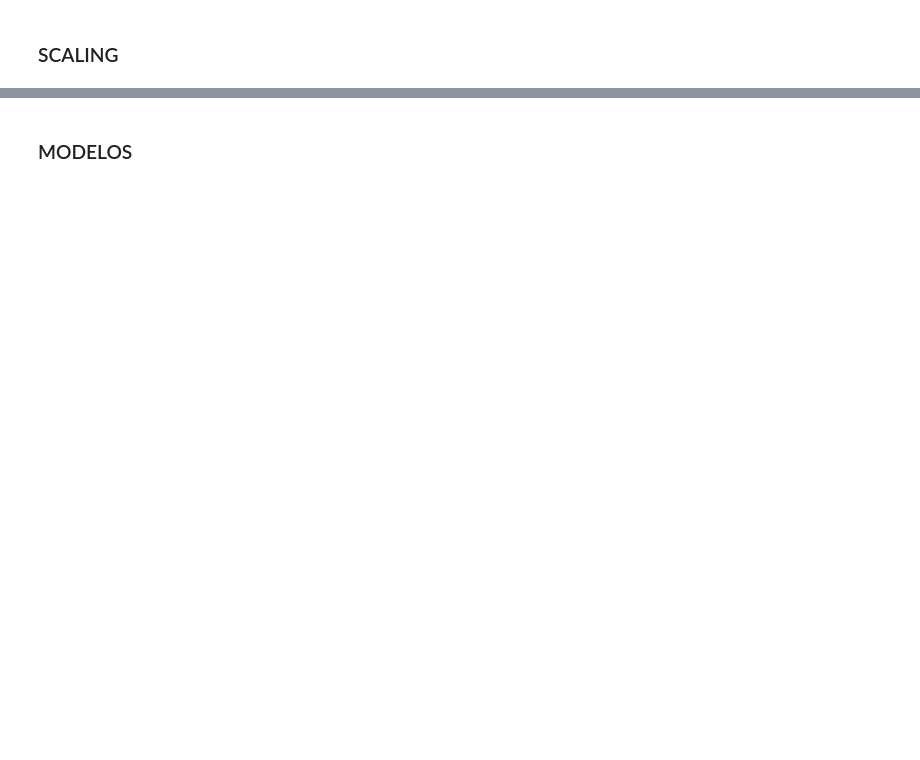
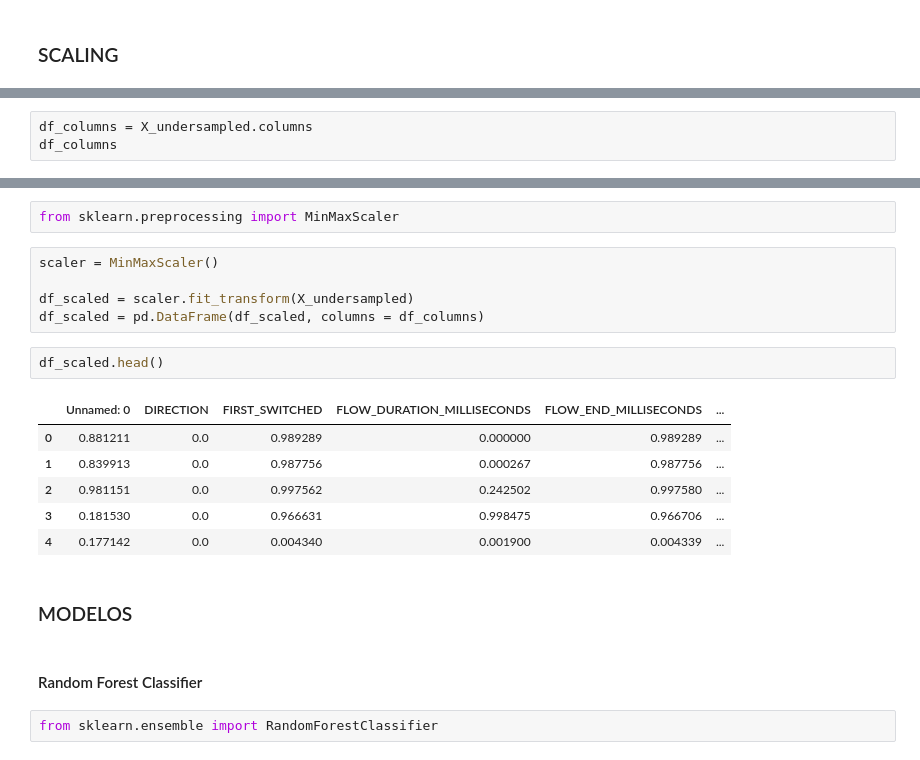
Before and after one commit to gera1013/SDS-Proyecto-1, a Jupyter notebook: analysis.ipynb, the cells around one changed output, grey strips where cells are left out. Drawn from its saved outputs; the diff is of its cells as text; blank space fills up the shorter version.

```diff
--- a/analysis.ipynb
+++ b/analysis.ipynb
@@ -180,0 +404,3 @@ len(y_undersampled)
+# %%
+df_columns = X_undersampled.columns
+df_columns
@@ -181,2 +419,22 @@ len(y_undersampled)
+# %%
+from sklearn.preprocessing import MinMaxScaler
+# %%
+scaler = MinMaxScaler()
+
+df_scaled = scaler.fit_transform(X_undersampled)
+df_scaled = pd.DataFrame(df_scaled, columns = df_columns)
+# %%
+df_scaled.head()
+# %% [output]
+|  | Unnamed: 0 | DIRECTION | FIRST_SWITCHED | FLOW_DURATION_MILLISECONDS | FLOW_END_MILLISECONDS | ... |
+| 0 | 0.881211 | 0.0 | 0.989289 | 0.000000 | 0.989289 | ... |
+| 1 | 0.839913 | 0.0 | 0.987756 | 0.000267 | 0.987756 | ... |
+| 2 | 0.981151 | 0.0 | 0.997562 | 0.242502 | 0.997580 | ... |
+| 3 | 0.181530 | 0.0 | 0.966631 | 0.998475 | 0.966706 | ... |
+| 4 | 0.177142 | 0.0 | 0.004340 | 0.001900 | 0.004339 | ... |
 # %% [markdown]
 ### MODELOS
+# %% [markdown]
+#### Random Forest Classifier
+# %%
+from sklearn.ensemble import RandomForestClassifier
```
Also changed, not shown: parts of 40 cells of this notebook, 1 other file.
